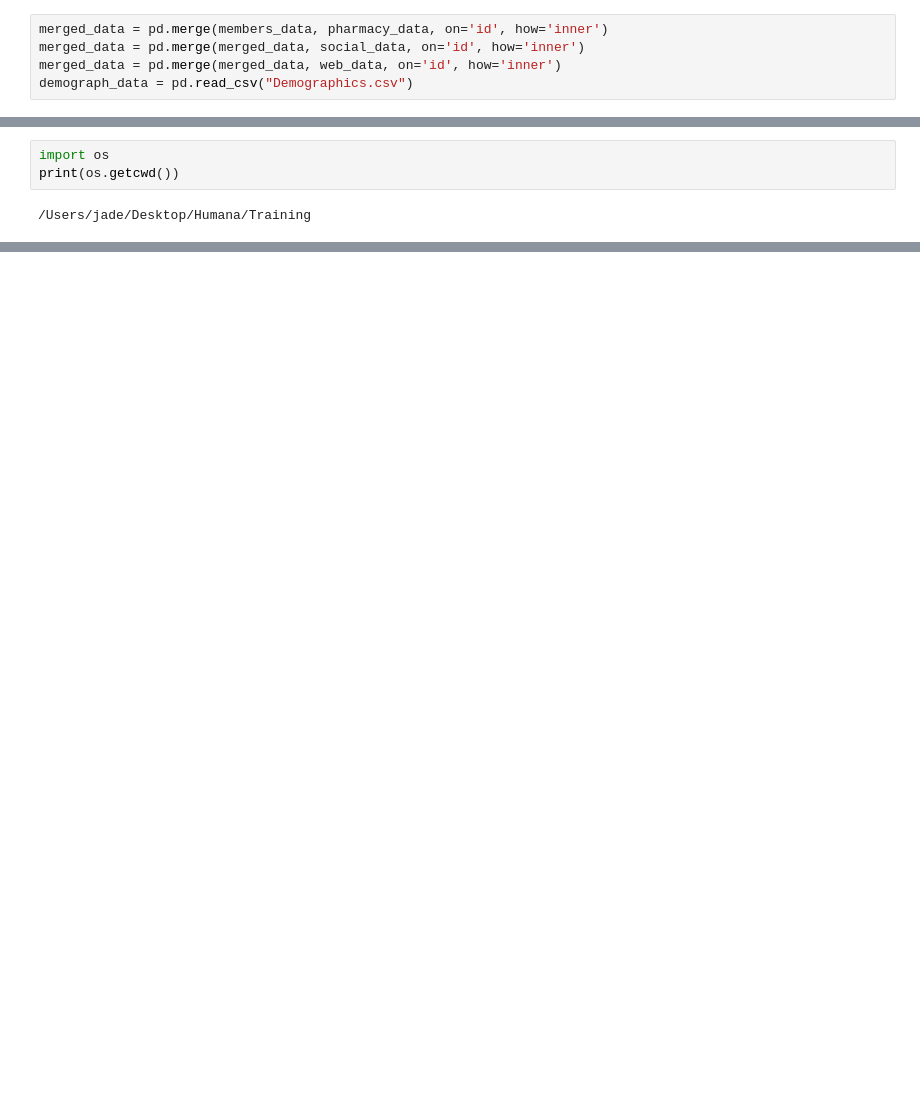
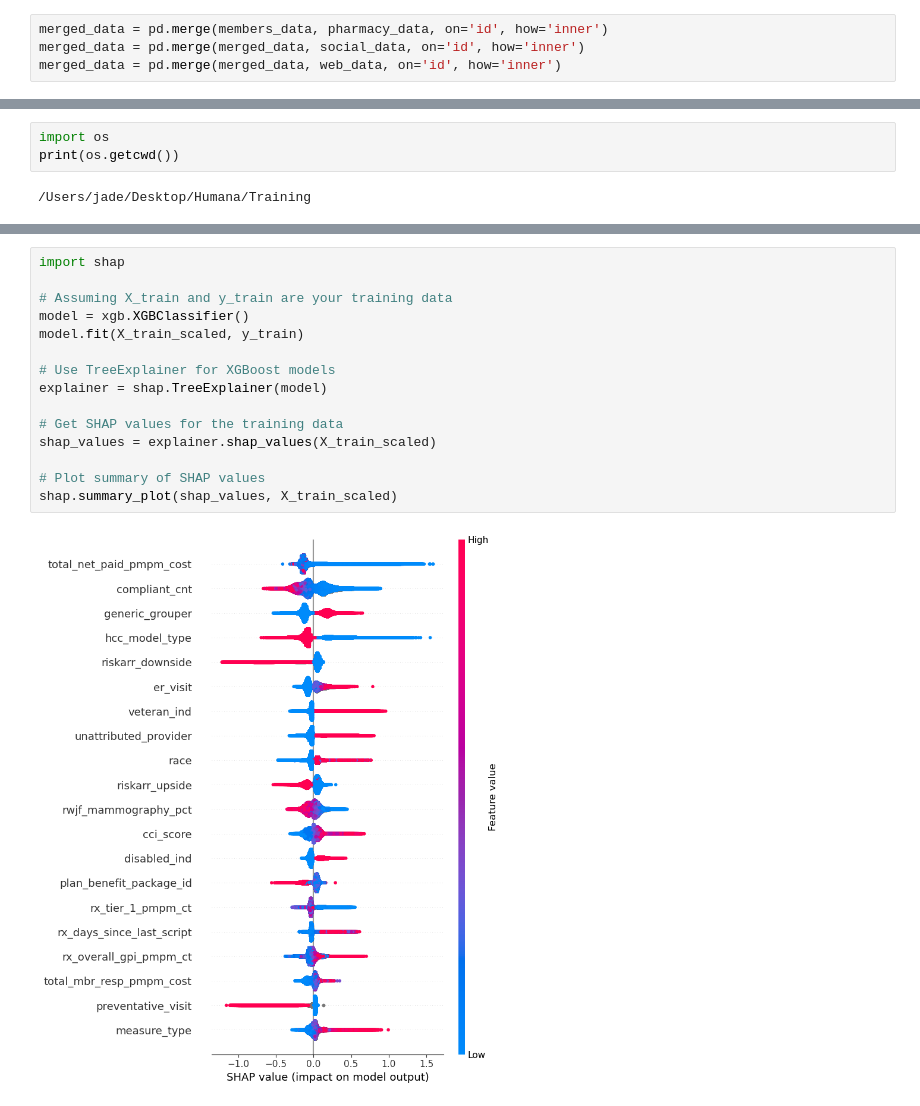
Before and after one commit to ChunjiangLiLeo/Humana-Data-Project, a Jupyter notebook: roundonefinal.ipynb, the cells around one changed output, grey strips where cells are left out. Drawn from its saved outputs; the diff is of its cells as text; blank space fills up the shorter version.

```diff
--- a/roundonefinal.ipynb
+++ b/roundonefinal.ipynb
@@ -62,7 +62,6 @@ members_data['lis_ind']= members_data['lis_ind'].replace({'Y': 1, 'N': 0})
 merged_data = pd.merge(members_data, pharmacy_data, on='id', how='inner')
 merged_data = pd.merge(merged_data, social_data, on='id', how='inner')
 merged_data = pd.merge(merged_data, web_data, on='id', how='inner')
-demograph_data = pd.read_csv("Demographics.csv")
 # %%
 new_target=target_data.drop(['product_type','calendar_year','plan_category'],axis=1)
 merged_data = pd.merge(merged_data, new_target, on='id', how='inner')
@@ -323,0 +438,17 @@ print(os.getcwd())
+# %%
+import shap
+
+# Assuming X_train and y_train are your training data
+model = xgb.XGBClassifier()
+model.fit(X_train_scaled, y_train)
+
+# Use TreeExplainer for XGBoost models
+explainer = shap.TreeExplainer(model)
+
+# Get SHAP values for the training data
+shap_values = explainer.shap_values(X_train_scaled)
+
+# Plot summary of SHAP values
+shap.summary_plot(shap_values, X_train_scaled)
+# %% [output]
+[figure, added]
```
Also changed, not shown: parts of 28 cells of this notebook.
